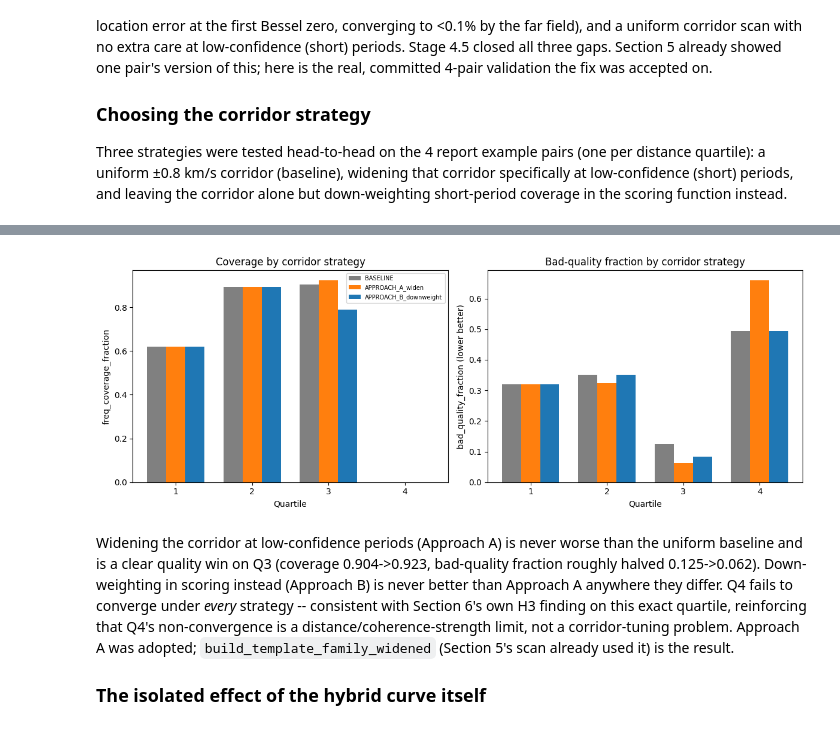
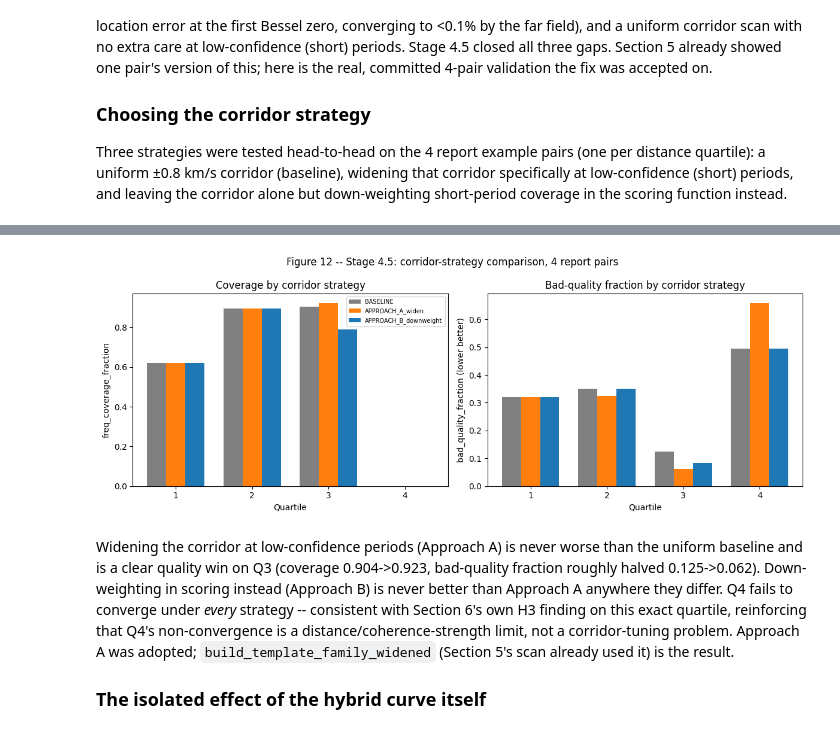
Before and after one commit to URseismology/FastMSPEC, a Jupyter notebook: notebooks/04_dispersion_curve_picking.ipynb, the cells around one changed output, grey strips where cells are left out. Drawn from its saved outputs; the diff is of its cells as text; code cells hidden in the pictures.

```diff
--- a/notebooks/04_dispersion_curve_picking.ipynb
+++ b/notebooks/04_dispersion_curve_picking.ipynb
@@ -918,22 +1011,23 @@ print(corridor_eval[['quartile', 'pair', 'strategy', 'delta', 'converged', 'cove
 # %%
 fig, axes = plt.subplots(1, 2, figsize=(12, 4.5))
 strategies = ['BASELINE', 'APPROACH_A_widen', 'APPROACH_B_downweight']
 colors_s = {'BASELINE': 'gray', 'APPROACH_A_widen': 'C1', 'APPROACH_B_downweight': 'C0'}
 x = np.arange(1, 5)
 w = 0.25
 for i, s in enumerate(strategies):
     sub = corridor_eval[corridor_eval.strategy == s].set_index('quartile').reindex([1, 2, 3, 4])
     axes[0].bar(x + (i - 1) * w, sub['coverage'].fillna(0), w, label=s, color=colors_s[s])
     axes[1].bar(x + (i - 1) * w, sub['bad_quality'].fillna(1), w, label=s, color=colors_s[s])
 axes[0].set_xticks(x); axes[0].set_xlabel('Quartile'); axes[0].set_ylabel('freq_coverage_fraction')
 axes[0].set_title('Coverage by corridor strategy')
 axes[1].set_xticks(x); axes[1].set_xlabel('Quartile'); axes[1].set_ylabel('bad_quality_fraction (lower better)')
 axes[1].set_title('Bad-quality fraction by corridor strategy')
 axes[0].legend(fontsize=7)
+plt.suptitle('Figure 12 -- Stage 4.5: corridor-strategy comparison, 4 report pairs')
 plt.tight_layout()
 plt.show()
 # %% [output]
-[figure, old version]
+[figure, new version]
 # %% [markdown]
 Widening the corridor at low-confidence periods (Approach A) is never worse than the
 uniform baseline and is a clear quality win on Q3 (coverage 0.904->0.923, bad-quality fraction
```
Also changed, not shown: parts of 26 cells of this notebook, 1 other file.
